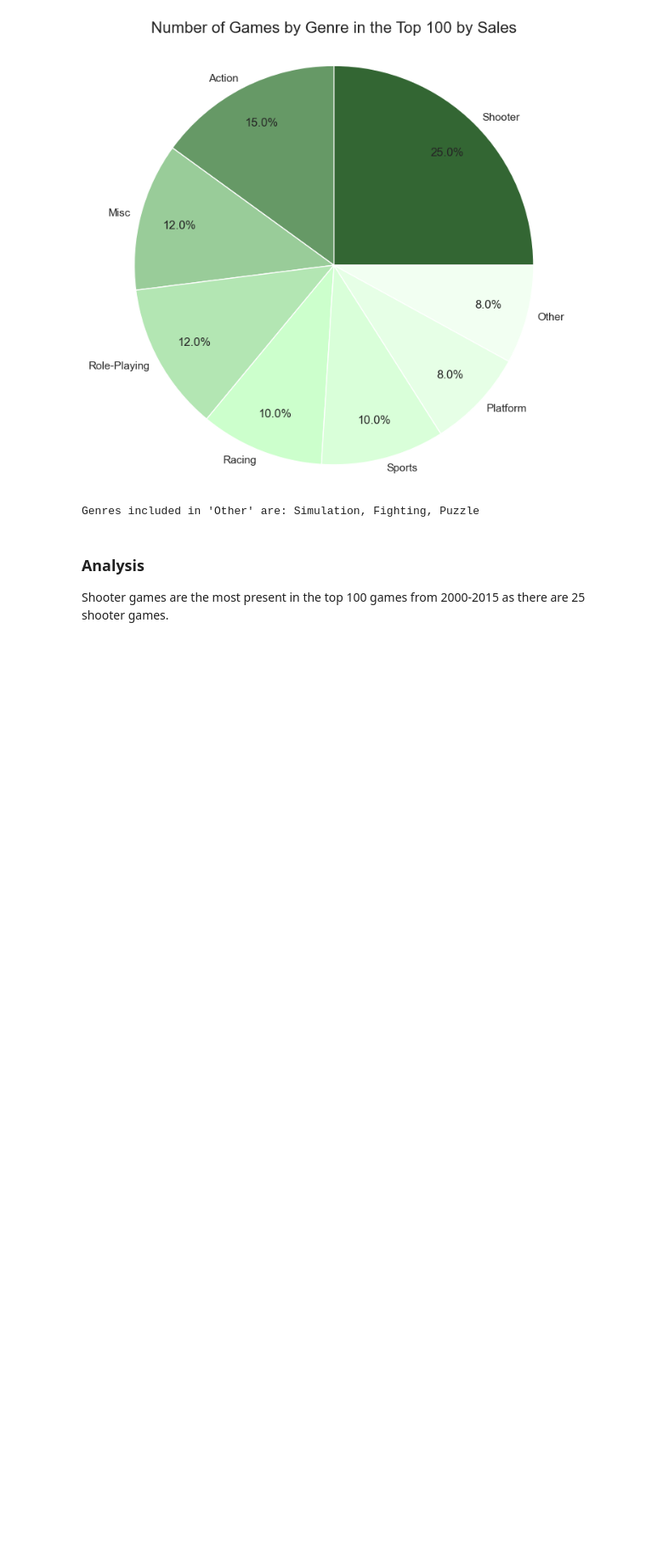
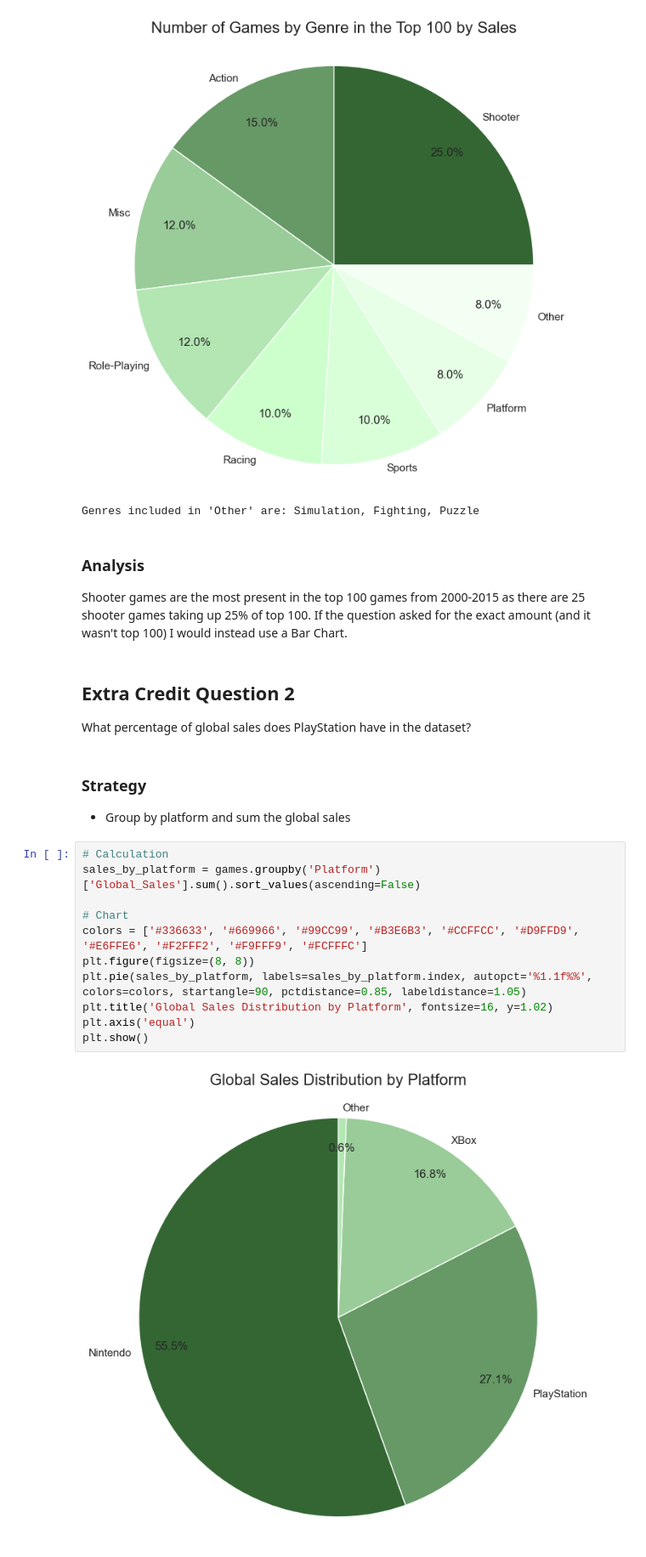
Before and after one commit to dtoshm/data_project_six, a Jupyter notebook: game_sales_analysis.ipynb, the cells around one changed output. Shown at 85% size. Drawn from its saved outputs; the diff is of its cells as text; blank space fills up the shorter version.

Commit message:
0.9.3 - Extra Credit Question 2

```diff
--- a/game_sales_analysis.ipynb
+++ b/game_sales_analysis.ipynb
@@ -228,4 +228,23 @@ print(f"Genres included in 'Other' are: {', '.join(genres_below_threshold)}")
 Genres included in 'Other' are: Simulation, Fighting, Puzzle
 # %% [markdown]
 ### Analysis
-Shooter games are the most present in the top 100 games from 2000-2015 as there are 25 shooter games.
+Shooter games are the most present in the top 100 games from 2000-2015 as there are 25 shooter games taking up 25% of top 100. If the question asked for the exact amount (and it wasn't top 100) I would instead use a Bar Chart.
+# %% [markdown]
+## Extra Credit Question 2
+What percentage of global sales does PlayStation have in the dataset?
+# %% [markdown]
+### Strategy
+- Group by platform and sum the global sales
+# %%
+# Calculation
+sales_by_platform = games.groupby('Platform')['Global_Sales'].sum().sort_values(ascending=False)
+
+# Chart
+colors = ['#336633', '#669966', '#99CC99', '#B3E6B3', '#CCFFCC', '#D9FFD9', '#E6FFE6', '#F2FFF2', '#F9FFF9', '#FCFFFC']
+plt.figure(figsize=(8, 8))
+plt.pie(sales_by_platform, labels=sales_by_platform.index, autopct='%1.1f%%', colors=colors, startangle=90, pctdistance=0.85, labeldistance=1.05)
+plt.title('Global Sales Distribution by Platform', fontsize=16, y=1.02)
+plt.axis('equal')
+plt.show()
+# %% [output]
+[figure, added]
```
Also changed, not shown: parts of 5 cells of this notebook.
